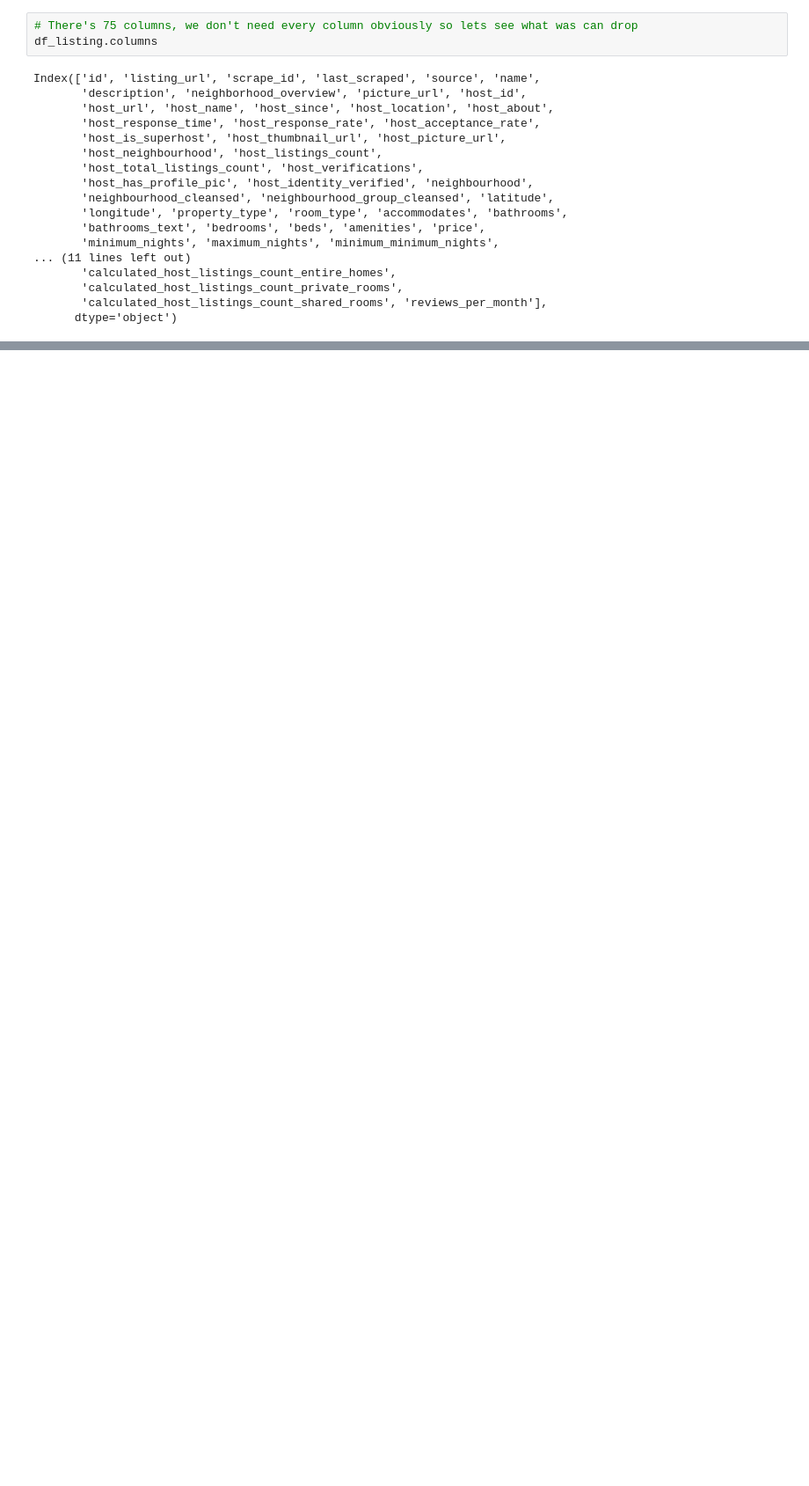
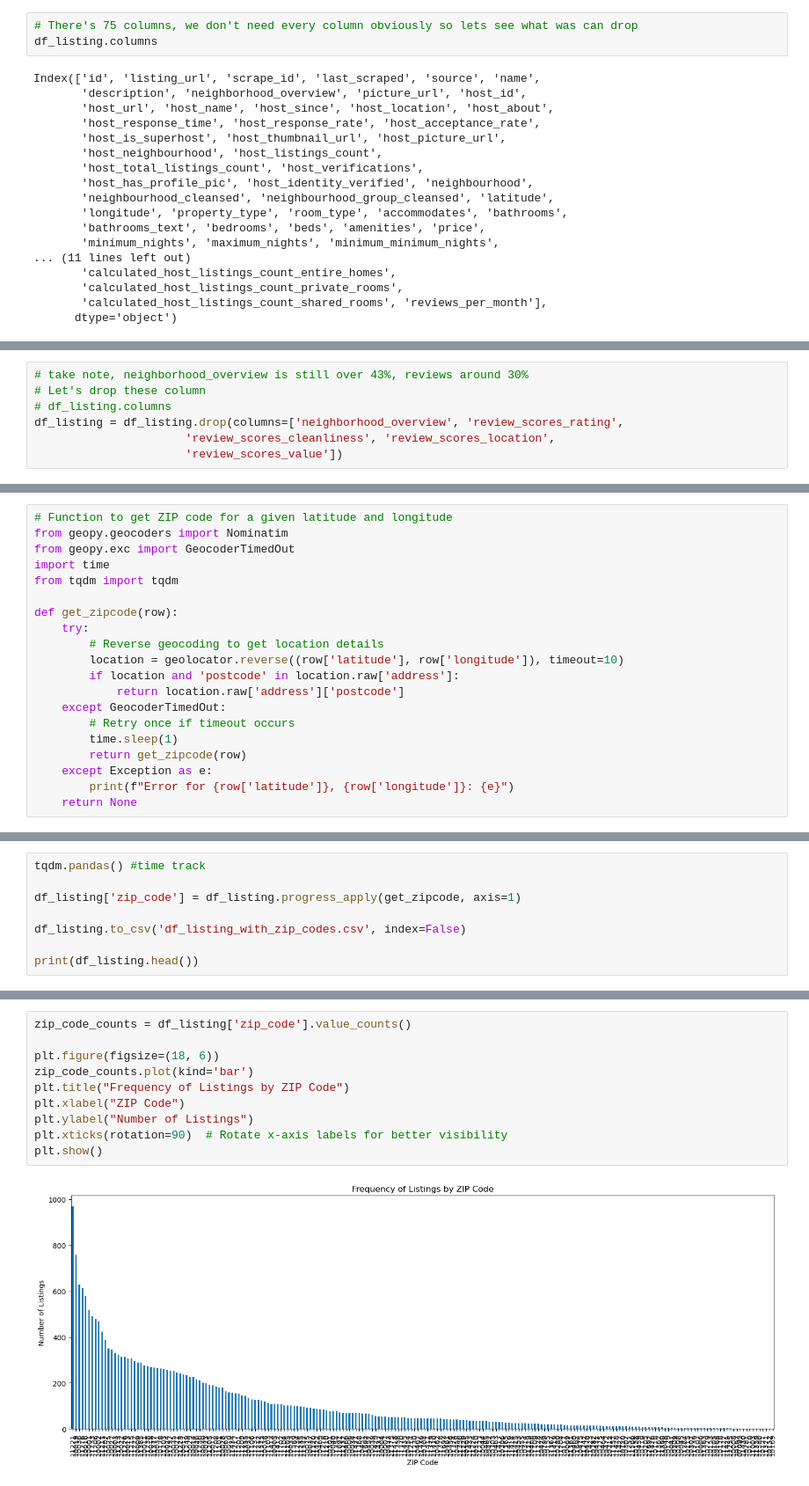
Before and after one commit to AndrewLee23708/AirBnB-Customer-Pricing-Analytics, a Jupyter notebook: 1.Data_cleaning.ipynb, the cells around one changed output, grey strips where cells are left out. Shown: that part at 88% size. Saved outputs shown, nothing was run; the diff lists cells and outputs as text; blank space fills up the shorter version.

```diff
--- a/1.Data_cleaning.ipynb
+++ b/1.Data_cleaning.ipynb
@@ -99,0 +178,7 @@ df_listing
+# %%
+# take note, neighborhood_overview is still over 43%, reviews around 30%
+# Let's drop these column
+# df_listing.columns
+df_listing = df_listing.drop(columns=['neighborhood_overview', 'review_scores_rating',
+                      'review_scores_cleanliness', 'review_scores_location',
+                      'review_scores_value'])
@@ -99,0 +207,20 @@ df_listing
+# %%
+# Function to get ZIP code for a given latitude and longitude
+from geopy.geocoders import Nominatim
+from geopy.exc import GeocoderTimedOut
+import time
+from tqdm import tqdm
+
+def get_zipcode(row):
+    try:
+        # Reverse geocoding to get location details
+        location = geolocator.reverse((row['latitude'], row['longitude']), timeout=10)
+        if location and 'postcode' in location.raw['address']:
+            return location.raw['address']['postcode']
+    except GeocoderTimedOut:
+        # Retry once if timeout occurs
+        time.sleep(1)
+        return get_zipcode(row)
+    except Exception as e:
+        print(f"Error for {row['latitude']}, {row['longitude']}: {e}")
+    return None
@@ -99,0 +249,8 @@ df_listing
+# %%
+tqdm.pandas() #time track
+
+df_listing['zip_code'] = df_listing.progress_apply(get_zipcode, axis=1)
+
+df_listing.to_csv('df_listing_with_zip_codes.csv', index=False)
+
+print(df_listing.head())
@@ -99,0 +398,12 @@ df_listing
+# %%
+zip_code_counts = df_listing['zip_code'].value_counts()
+
+plt.figure(figsize=(18, 6))
+zip_code_counts.plot(kind='bar')
+plt.title("Frequency of Listings by ZIP Code")
+plt.xlabel("ZIP Code")
+plt.ylabel("Number of Listings")
+plt.xticks(rotation=90)  # Rotate x-axis labels for better visibility
+plt.show()
+# %% [output]
+[figure, added]
```
Also changed, not shown: parts of 33 cells of this notebook, 5 other files.
